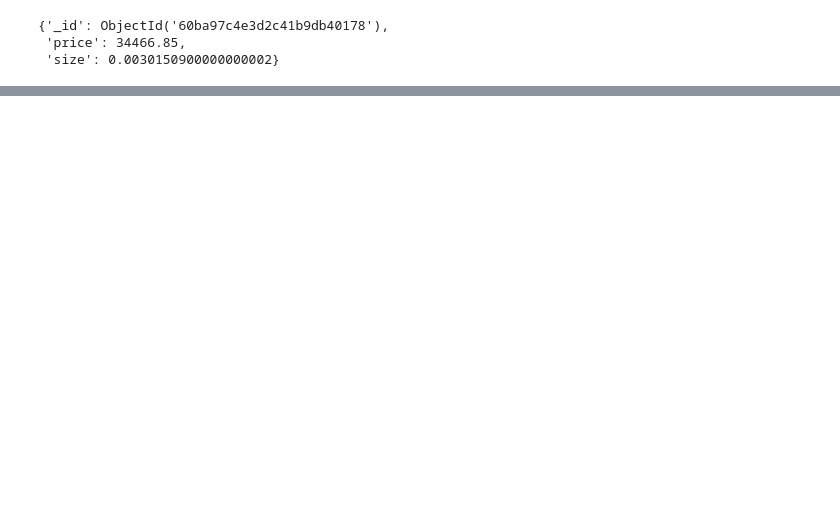
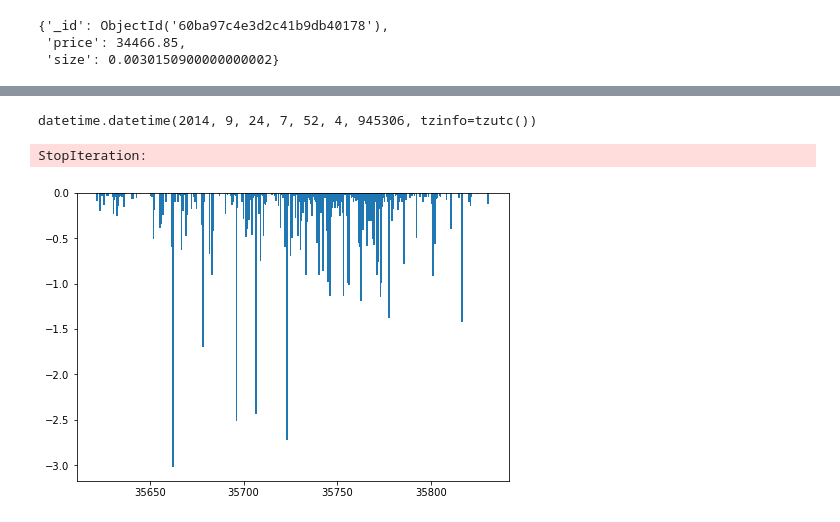
Before and after one commit to sai-stake-pool/sai-stake-pool.github.io, a Jupyter notebook: TestN.ipynb, the cells around one changed output, grey strips where cells are left out. Cells and saved outputs as stored; diff of their text form; code cells hidden in the pictures; blank space fills up the shorter version.

```diff
--- a/TestN.ipynb
+++ b/TestN.ipynb
@@ -54,0 +63,8 @@ plt.show()
+# %%
+ACC_collection_buy = db.ACC_collection_buy
+ACC_collection_sell = db.ACC_collection_sell
+# %%
+docsell = ACC_collection_sell.find()
+npvalsell = np.sort([[fd['price'], fd['size']] for fd in docsell if float(fd["size"]) ])
+x = np.sort(npvalsell[:, 1])
+y = npvalsell[:, 0]
@@ -54,0 +77,16 @@ plt.show()
+# %%
+dateutil.parser.isoparse('2014-09-24T07:52:04.945306Z')
+# %% [output]
+datetime.datetime(2014, 9, 24, 7, 52, 4, 945306, tzinfo=tzutc())
+# %%
+docsell.next()
+# %% [output]
+StopIteration:
+# %%
+import matplotlib.pyplot as plt
+fig = plt.figure()
+ax = fig.add_axes([0,0,1,1])
+ax.bar(x,y)
+plt.show()
+# %% [output]
+[figure, added]
```
Also changed, not shown: parts of 34 cells of this notebook, 1 other file.
